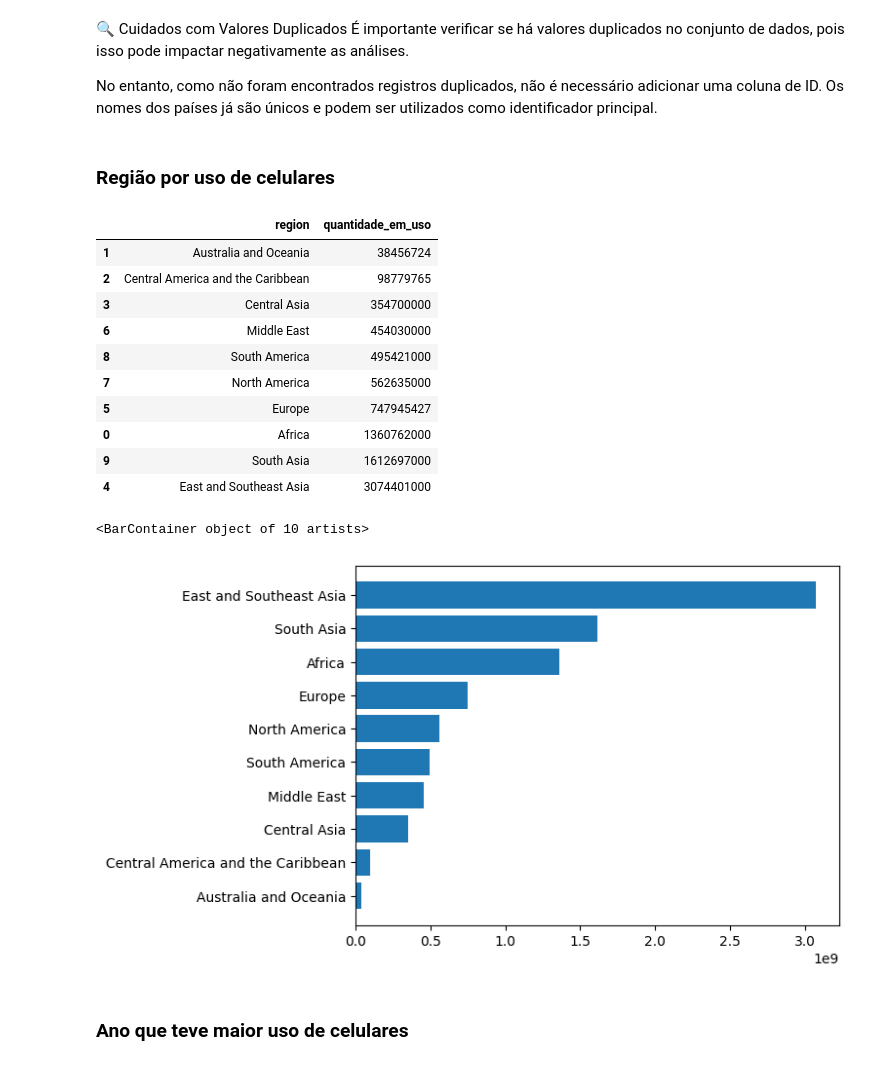
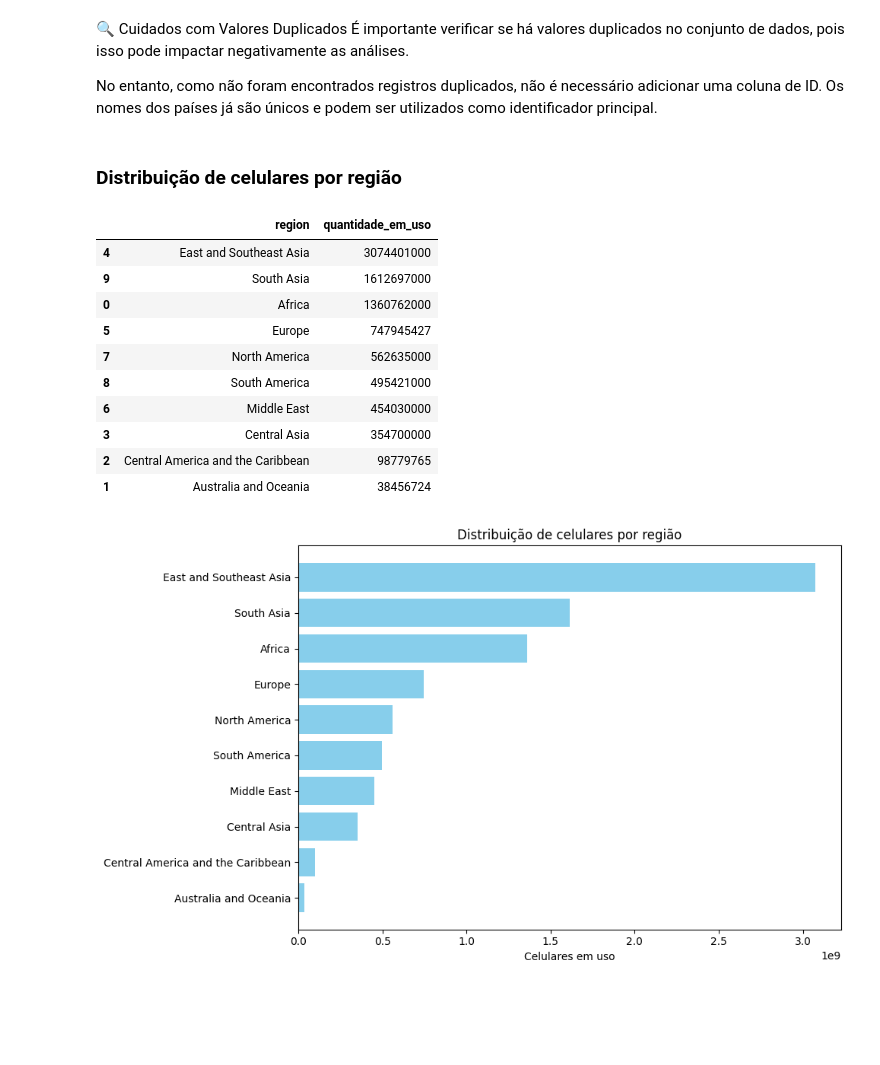
Before and after one commit to Nall99/Analise-de-uso-de-celular, a Jupyter notebook: main.ipynb, the cells around one changed output. Cells and saved outputs as stored; diff of their text form; code cells hidden in the pictures; blank space fills up the shorter version.

```diff
--- a/main.ipynb
+++ b/main.ipynb
@@ -19,6 +21,10 @@ df.rename(columns={'value': 'quantidade_em_uso'}, inplace=True)
 # Transformando a coluna 'ranking' para o tipo 'object'
 df['ranking'] = df['ranking'].astype('object')
 
+df.drop(columns=['slug'], inplace=True)
+
+df.drop(columns=['date_of_information'], inplace=True)
+
 # Transformando a coluna 'quantidade_em_uso' para o tipo 'int64'
 df['quantidade_em_uso'] = df['quantidade_em_uso'].str.replace(',', '').astype('int64')
 
@@ -89,28 +91,30 @@ np.int64(0)
 
 No entanto, como não foram encontrados registros duplicados, não é necessário adicionar uma coluna de ID. Os nomes dos países já são únicos e podem ser utilizados como identificador principal.
 # %% [markdown]
-### Região por uso de celulares
+### Distribuição de celulares por região
 # %%
 df_region = df.groupby('region')['quantidade_em_uso'].sum().reset_index()
-df_region = df_region.sort_values(by='quantidade_em_uso', ascending=True)
-
+df_region = df_region.sort_values(by='quantidade_em_uso', ascending=False)
 df_region
 # %% [output]
 |  | region | quantidade_em_uso |
+| 4 | East and Southeast Asia | 3074401000 |
+| 9 | South Asia | 1612697000 |
+| 0 | Africa | 1360762000 |
+| 5 | Europe | 747945427 |
+| 7 | North America | 562635000 |
+| 8 | South America | 495421000 |
+| 6 | Middle East | 454030000 |
+| 3 | Central Asia | 354700000 |
+| 2 | Central America and the Caribbean | 98779765 |
 | 1 | Australia and Oceania | 38456724 |
-| 2 | Central America and the Caribbean | 98779765 |
-| 3 | Central Asia | 354700000 |
-| 6 | Middle East | 454030000 |
-| 8 | South America | 495421000 |
-| 7 | North America | 562635000 |
-| 5 | Europe | 747945427 |
-| 0 | Africa | 1360762000 |
-| 9 | South Asia | 1612697000 |
-| 4 | East and Southeast Asia | 3074401000 |
 # %%
-plt.barh(df_region['region'], df_region['quantidade_em_uso'])
+plt.figure(figsize=(10, 6))
+plt.barh(df_region['region'], df_region['quantidade_em_uso'], color='skyblue')
+plt.gca().invert_yaxis()
+plt.title('Distribuição de celulares por região')
+plt.xlabel('Celulares em uso')
+plt.tight_layout()
+plt.show()
 # %% [output]
-<BarContainer object of 10 artists>
-[figure, old version]
+[figure, new version]
-# %% [markdown]
-### Ano que teve maior uso de celulares
```
Also changed, not shown: parts of 20 cells of this notebook.
